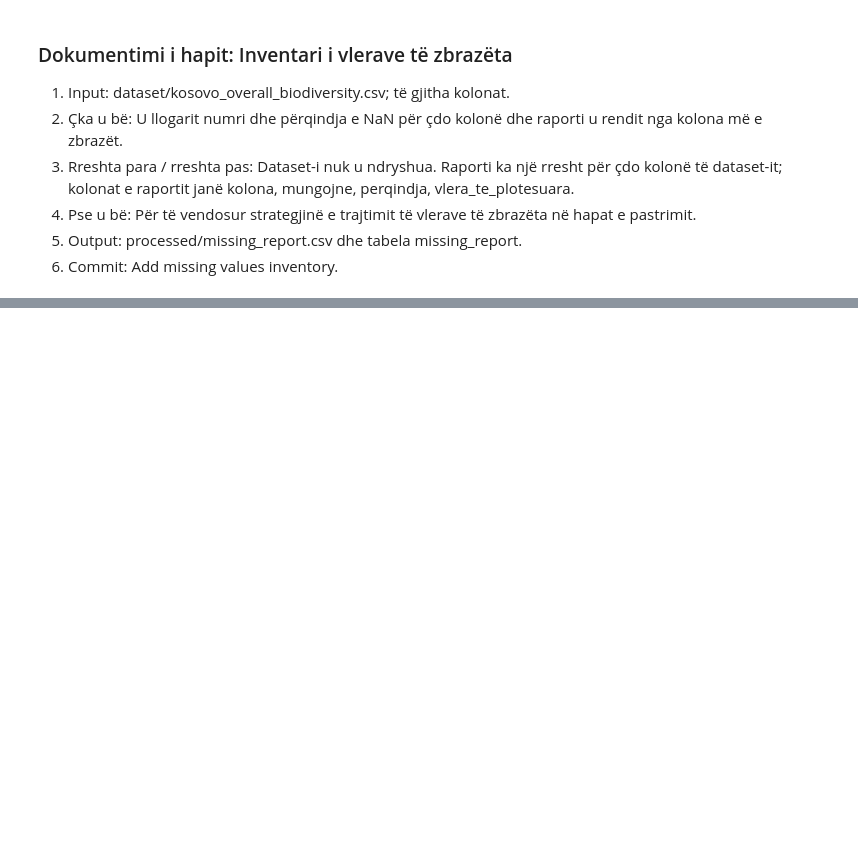
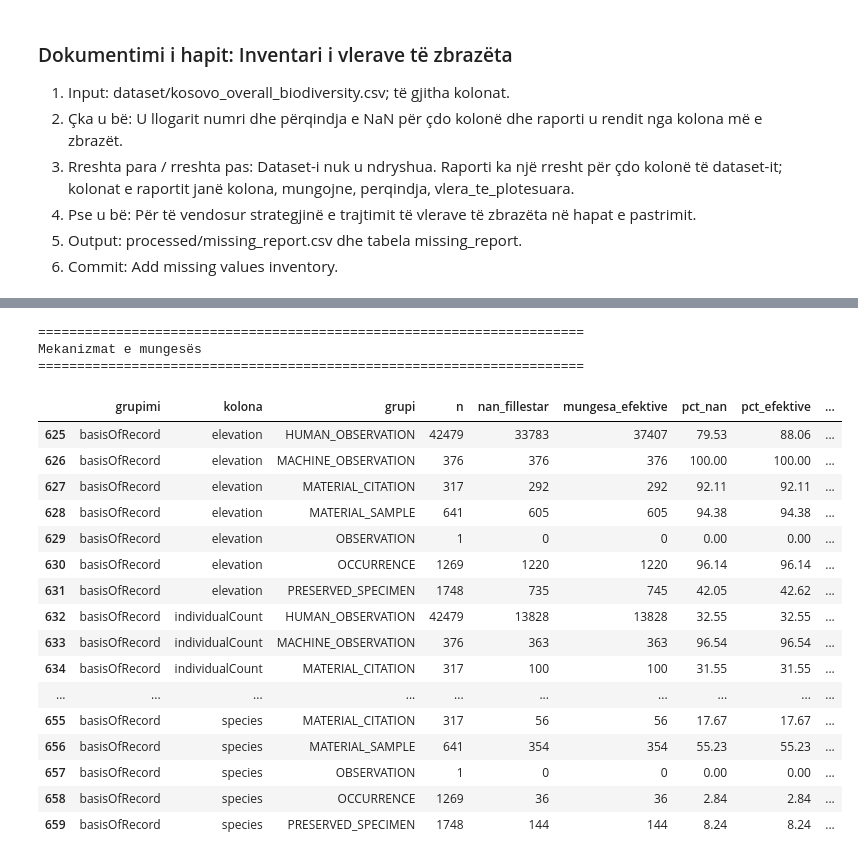
Before and after one commit to dafinakeqmezi/PVDH_Kosovo-Biodiversity-Analysis, a Jupyter notebook: notebooks/02_pastrimi.ipynb, the cells around one changed output, grey strips where cells are left out. Drawn from its saved outputs; the diff is of its cells as text; code cells hidden in the pictures; blank space fills up the shorter version.

Commit message:
Add hidden missingness analysis and cleaning strategies

```diff
--- a/notebooks/02_pastrimi.ipynb
+++ b/notebooks/02_pastrimi.ipynb
@@ -290,0 +465,67 @@ coordinateUncertaintyInMeters     32004      68.34                14827
+# %%
+section("Mekanizmat e mungesës")
+targets = ["elevation", "individualCount", "coordinateUncertaintyInMeters", "eventDate", "species"]
+groupings = ["datasetKey", "basisOfRecord", "class", "district"]
+group_tables = []
+for grouping in groupings:
+    labels = group_labels(grouping)
+    for column in targets:
+        frame = pd.DataFrame({"grupi": labels, "raw": df_raw[column].isna(), "effective": effective_missing[column]})
+        table = frame.groupby("grupi", dropna=False).agg(
+            n=("raw", "size"), nan_fillestar=("raw", "sum"), mungesa_efektive=("effective", "sum")
+        ).reset_index()
+        table.insert(0, "kolona", column)
+        table.insert(0, "grupimi", grouping)
+        table["pct_nan"] = (table["nan_fillestar"] / table["n"] * 100).round(2)
+        table["pct_efektive"] = (table["mungesa_efektive"] / table["n"] * 100).round(2)
+        table["grup_i_vogel"] = table["n"] < 30
+        table["datasetTitle"] = table["grupi"].map(source_titles) if grouping == "datasetKey" else ""
+        group_tables.append(table)
+missing_by_group = pd.concat(group_tables, ignore_index=True)
+missing_by_group.to_csv(REPORTS_DIR / "missingness_by_group.csv", index=False)
+display(missing_by_group[missing_by_group["grupimi"].eq("basisOfRecord")])
+
+interpretations = []
+for column in targets:
+    eligible = missing_by_group[(missing_by_group["kolona"] == column) & (missing_by_group["n"] >= 30)]
+    descriptions = []
+    for grouping in groupings:
+        subset = eligible[eligible["grupimi"] == grouping]
+        if len(subset) >= 2:
+            low = subset.loc[subset["pct_efektive"].idxmin()]
+            high = subset.loc[subset["pct_efektive"].idxmax()]
+            descriptions.append(f"{grouping}: {low['pct_efektive']:.2f}% ({low['grupi']}, n={low['n']}) deri {high['pct_efektive']:.2f}% ({high['grupi']}, n={high['n']})")
+    interpretations.append(f"- **{column}**: " + "; ".join(descriptions) + ".")
+mechanisms_report = """# Mekanizmat e mungesës
+
+Përqindjet bazohen në maskat efektive të seksionit paraprak. CSV-ja ruan edhe numërimet dhe përqindjet origjinale NaN. Grupimet janë margjinale, jo kombinime të katër faktorëve. Të gjitha grupet ruhen në CSV; më poshtë krahasohen vetëm grupet me n >= 30 për të mos mbështetur interpretimin te grupe tepër të vogla. Ky kufi është vetëm për përmbledhjen, jo prag imputimi apo test statistikor.
+
+""" + "\n\n".join(interpretations) + """
+
+**Decision + Rationale:** Përqindjet ndryshojnë sipas karakteristikave të vëzhguara. The missingness pattern appears consistent with MAR conditional on observed source and record characteristics, but MAR is not established by these descriptive comparisons. Prandaj MCAR nuk merret si supozim pune dhe nuk përdoret imputim i përgjithshëm me mesatare ose modë.
+
+Kufizime: tabelat nuk provojnë MAR dhe nuk përjashtojnë MNAR; vlerat e pavëzhguara nuk mund të testohen nga ky CSV. Burimi, klasa, rajoni dhe basisOfRecord janë të ndërvarura; nuk interpretohen si shkaqe të pavarura. Vëzhgimet nuk janë mostër e rastësishme dhe mund të kenë varësi hapësinore, kohore ose dublikime. Për species mungesa mund të lidhet me rangun taksonomik; për individualCount me mënyrën e raportimit; për elevation me konventat e burimit. Këto janë shpjegime të mundshme, jo mekanizma të provuar. Datat e pjesshme të plotësuara nuk janë NaN: precision duhet ruajtur veçmas në pastrim. Nevojiten metadata të burimeve dhe analizë ndjeshmërie para imputimit modelor.
+"""
+(REPORTS_DIR / "missingness_mechanisms.md").write_text(mechanisms_report, encoding="utf-8")
+display(Markdown(mechanisms_report))
+# %% [output]
+======================================================================
+Mekanizmat e mungesës
+======================================================================
+|  | grupimi | kolona | grupi | n | nan_fillestar | mungesa_efektive | pct_nan | pct_efektive | ... |
+| 625 | basisOfRecord | elevation | HUMAN_OBSERVATION | 42479 | 33783 | 37407 | 79.53 | 88.06 | ... |
+| 626 | basisOfRecord | elevation | MACHINE_OBSERVATION | 376 | 376 | 376 | 100.00 | 100.00 | ... |
+| 627 | basisOfRecord | elevation | MATERIAL_CITATION | 317 | 292 | 292 | 92.11 | 92.11 | ... |
+| 628 | basisOfRecord | elevation | MATERIAL_SAMPLE | 641 | 605 | 605 | 94.38 | 94.38 | ... |
+| 629 | basisOfRecord | elevation | OBSERVATION | 1 | 0 | 0 | 0.00 | 0.00 | ... |
+| 630 | basisOfRecord | elevation | OCCURRENCE | 1269 | 1220 | 1220 | 96.14 | 96.14 | ... |
+| 631 | basisOfRecord | elevation | PRESERVED_SPECIMEN | 1748 | 735 | 745 | 42.05 | 42.62 | ... |
+| 632 | basisOfRecord | individualCount | HUMAN_OBSERVATION | 42479 | 13828 | 13828 | 32.55 | 32.55 | ... |
+| 633 | basisOfRecord | individualCount | MACHINE_OBSERVATION | 376 | 363 | 363 | 96.54 | 96.54 | ... |
+| 634 | basisOfRecord | individualCount | MATERIAL_CITATION | 317 | 100 | 100 | 31.55 | 31.55 | ... |
+| ... | ... | ... | ... | ... | ... | ... | ... | ... | ... |
+| 655 | basisOfRecord | species | MATERIAL_CITATION | 317 | 56 | 56 | 17.67 | 17.67 | ... |
+| 656 | basisOfRecord | species | MATERIAL_SAMPLE | 641 | 354 | 354 | 55.23 | 55.23 | ... |
+| 657 | basisOfRecord | species | OBSERVATION | 1 | 0 | 0 | 0.00 | 0.00 | ... |
+| 658 | basisOfRecord | species | OCCURRENCE | 1269 | 36 | 36 | 2.84 | 2.84 | ... |
+| 659 | basisOfRecord | species | PRESERVED_SPECIMEN | 1748 | 144 | 144 | 8.24 | 8.24 | ... |
```
Also changed, not shown: parts of 9 cells of this notebook, 9 other files.
